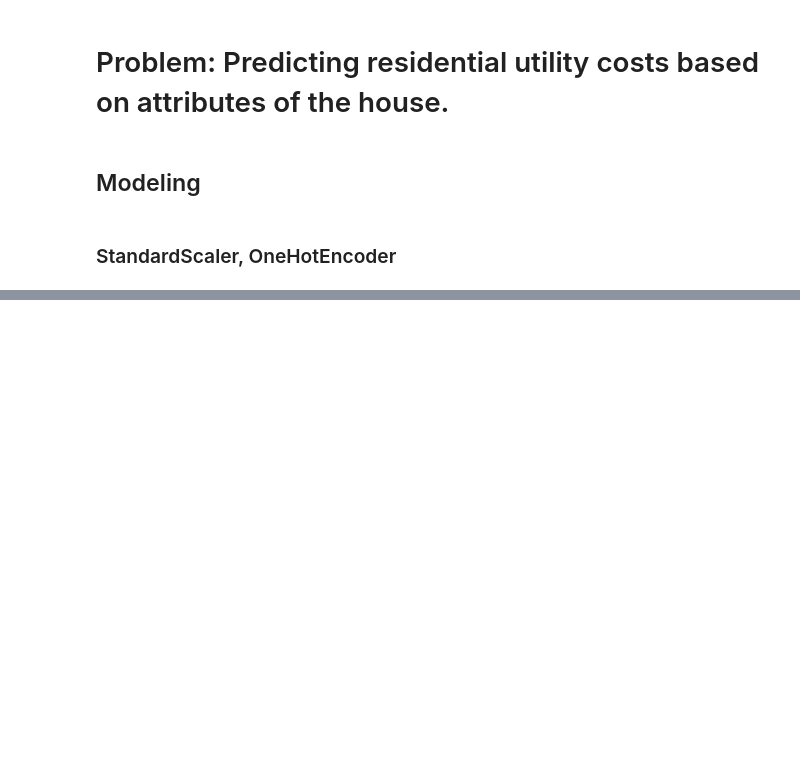
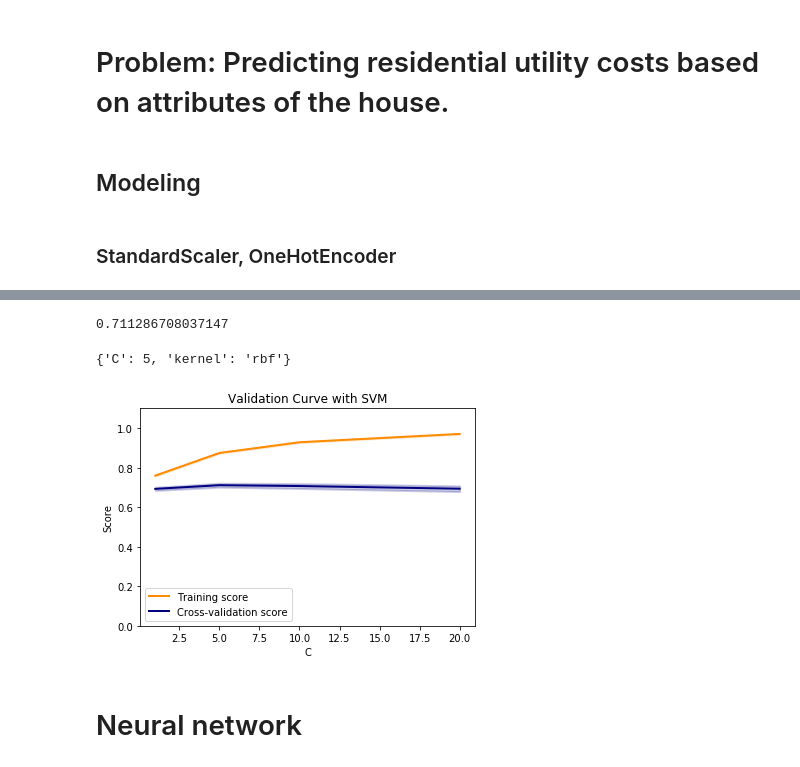
Before and after one commit to JuliaZozulia/Predicting_utilitiy_cost, a Jupyter notebook: Predicting residential utility costs based on attributes of the house .ipynb, the cells around one changed output, grey strips where cells are left out. Saved outputs shown, nothing was run; the diff lists cells and outputs as text; code cells hidden in the pictures; blank space fills up the shorter version.

```diff
--- a/Predicting residential utility costs based on attributes of the house .ipynb
+++ b/Predicting residential utility costs based on attributes of the house .ipynb
@@ -32,3 +89,0 @@ df.loc[:, numeric_features] = preprocessor.fit_transform(df)
-# %%
-categorical_features = df.select_dtypes(include=["category"]).columns
-df = pd.get_dummies(df, columns=categorical_features, drop_first=True, dummy_na=False)
@@ -62,0 +138,29 @@ sorted(clf.cv_results_.keys())
+# %%
+gm_cv.best_score_
+# %% [output]
+0.711286708037147
+# %%
+gm_cv.best_params_
+# %% [output]
+{'C': 5, 'kernel': 'rbf'}
+# %%
+from sklearn.model_selection import validation_curve
+
+param_range = [1, 5, 10, 20]
+train_scores, test_scores = validation_curve(
+    SVR(kernel="rbf"),
+    X,
+    y,
+    param_name="C",
+    param_range=param_range,
+    cv=5,
+    n_jobs=8,
+)
+
+plot_validation_curve (train_scores, test_scores, 'C')
+# %%
+plot_validation_curve (train_scores, test_scores, 'C')
+# %% [output]
+[figure, added]
+# %% [markdown]
+# Neural network
```
Also changed, not shown: parts of 51 cells of this notebook.
